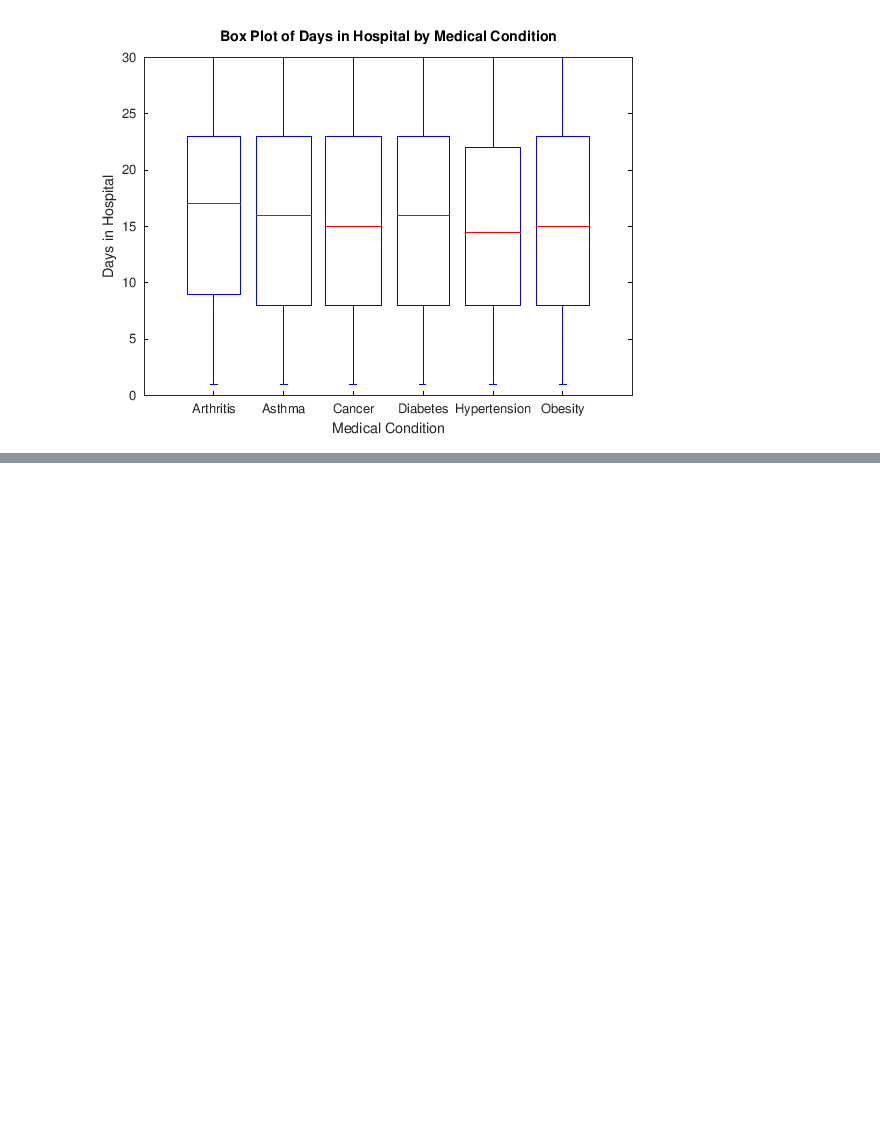
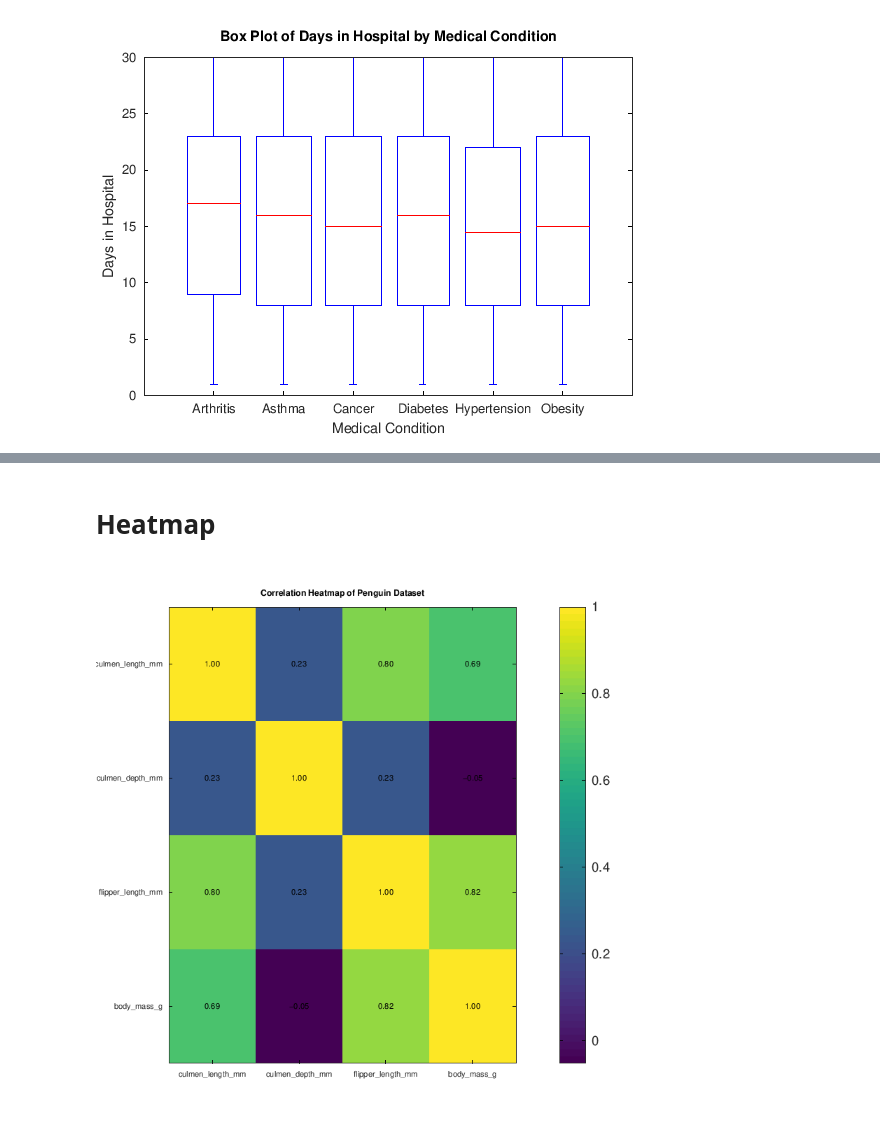
Before and after one commit to ngum17/vizualizace, a Jupyter notebook: Matlab/octave.ipynb, the cells around one changed output, grey strips where cells are left out. Drawn from its saved outputs; the diff is of its cells as text; code cells hidden in the pictures; blank space fills up the shorter version.

```diff
--- a/Matlab/octave.ipynb
+++ b/Matlab/octave.ipynb
@@ -145,0 +202,57 @@ set(findall(gcf, 'type', 'axes'), 'FontSize', 3); % Set font size for all axes
+# %% [markdown]
+# Heatmap
+# %%
+% Load the necessary package
+pkg load statistics
+
+% Switch to the gnuplot graphics toolkit
+graphics_toolkit('gnuplot')
+
+% Load the data
+data = csvread("penguins.csv");
+
+% Extract columns 3 to 6
+numeric_data = data(:, 3:6);
+
+% Replace NaN values with zeros
+numeric_data(isnan(numeric_data)) = 0;
+
+% Calculate the correlation matrix
+corr_matrix = corr(numeric_data);
+
+% Create a larger figure
+figure('Position', [100, 100, 800, 800]);  % Adjust the position and size as needed
+
+% Plot the heatmap
+imagesc(corr_matrix);
+
+% Define column labels for columns 3 to 6
+column_labels = {'culmen\\_length\\_mm', 'culmen\\_depth\\_mm', 'flipper\\_length\\_mm', 'body\\_mass\\_g'};
+
+% Add ticks and labels for each feature
+xticks(1:size(corr_matrix, 1));
+yticks(1:size(corr_matrix, 2));
+
+% Set labels for x-axis ticks with smaller font size
+xticklabels(column_labels);
+set(gca, 'FontSize', 6); % Set font size for x-axis labels
+
+% Set labels for y-axis ticks with smaller font size
+yticklabels(column_labels);
+set(gca, 'FontSize', 6 ); % Set font size for y-axis labels
+
+% Add values of correlation
+for i = 1:size(corr_matrix, 1)
+    for j = 1:size(corr_matrix, 2)
+        text(j, i, num2str(corr_matrix(i, j), '%.2f'), ...
+            'HorizontalAlignment', 'center', 'VerticalAlignment', 'middle', 'FontSize', 6);
+    end
+end
+
+% Add a color bar
+colorbar;
+
+% Add a title
+title("Correlation Heatmap of Penguin Dataset");
+# %% [output]
+[figure, added]
```
Also changed, not shown: parts of 9 cells of this notebook, 4 other files.
